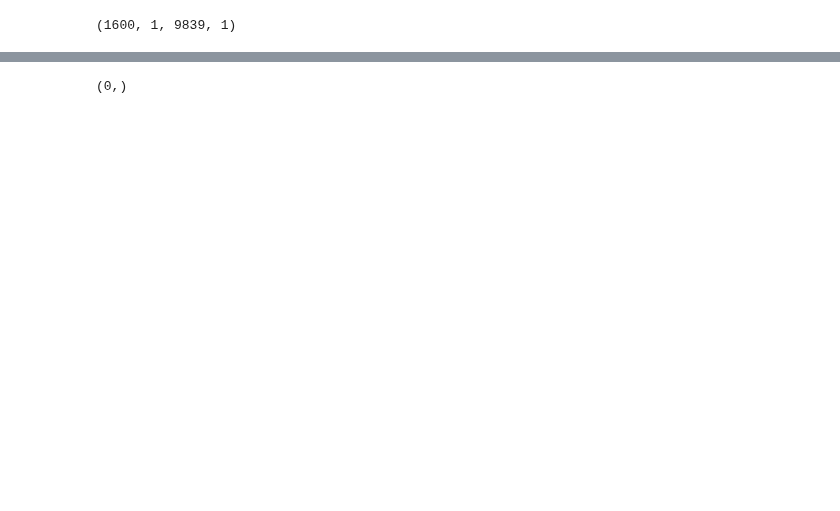
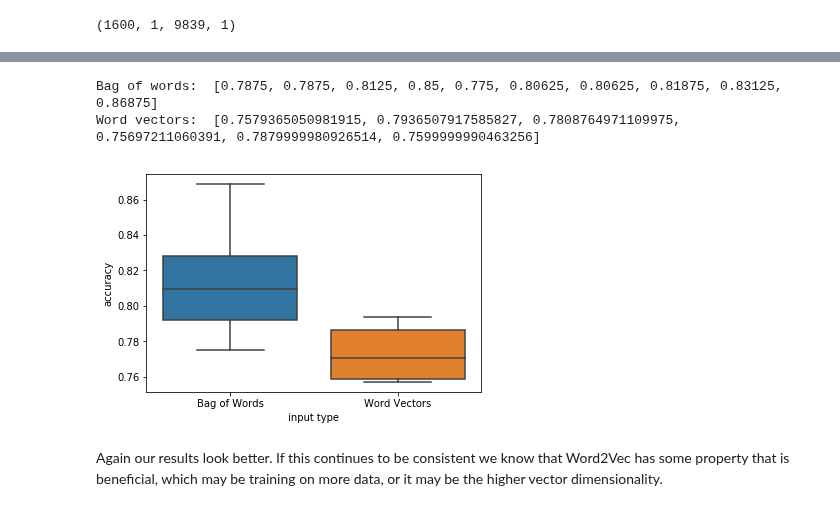
Before and after one commit to CPSSD/LUCAS, a Jupyter notebook: LUCAS/notebooks/neuralnet_comparison2.ipynb, the cells around one changed output, grey strips where cells are left out. Saved outputs shown, nothing was run; the diff lists cells and outputs as text; code cells hidden in the pictures; blank space fills up the shorter version.

Commit message:
Added results for convolutional comparison notebook 2

```diff
--- a/LUCAS/notebooks/neuralnet_comparison2.ipynb
+++ b/LUCAS/notebooks/neuralnet_comparison2.ipynb
@@ -193,13 +195,18 @@ Epoch 5/12
 # %%
-reviews_words = [text_to_word_sequence(x) for x in raw_features]
+reviews_words = []
+conv_wv_labels = []
+for i, raw_feature in enumerate(raw_features):
+    word_sequence = text_to_word_sequence(raw_feature)
+    if len(word_sequence) > 300:
+        continue
+    conv_wv_labels.append(labels[i])
+    reviews_words.append(word_sequence)
 max_review_len = max([len(x) for x in reviews_words])
 
-vectorized_reviews = np.zeros((len(reviews_words), max_review_len, 300, 1))
+vectorized_reviews = np.zeros((len(reviews_words), 1, max_review_len, 300))
 for i, review in enumerate(reviews_words):
     for j, word in enumerate(review):
-        vectorized_reviews[i][j] =
-        np.append(review_vectors, embedding_matrix[corpus_words[word]])
-    np.append(vectorized_reviews, np.array(review_vectors))
+        vectorized_reviews[i][0][j] = [x for x in embedding_matrix[corpus_words[word]]]
 # %%
 def get_conv_wv_model():
   model = Sequential([
@@ -207,7 +214,7 @@ def get_conv_wv_model():
           filters=50,
           kernel_size=(10, 300),
           data_format="channels_first",
-          input_shape=(1, 381, 300),
+          input_shape=(1, 300, 300),
           activation=relu),
       MaxPooling2D(strides=(1, 1), pool_size=(2, 1), data_format="channels_first"),
       Dropout(0.2),
@@ -220,5 +227,5 @@ def get_conv_wv_model():
       metrics=['accuracy'])
   return model
 
-conv_wv_scores = run_cross_validate(get_conv_wv_model, vectorized_reviews, labels, cv=6, categorical=True)
+conv_wv_scores = run_cross_validate(get_conv_wv_model, vectorized_reviews, conv_wv_labels, cv=6, categorical=True)
 # %% [output]
@@ -227,4 +249,16 @@ ValueError: Error when checking input: expected conv2d_13_input to have 4 dimens
-# %%
-vectorized_reviews.shape
-# %% [output]
-(0,)
+# %%
+print ("Bag of words: ", conv_bow_scores['accuracies'])
+print ("Word vectors: ", conv_wv_scores['accuracies'])
+
+conv_scores_entries =[('Bag of Words', x) for x in conv_bow_scores['accuracies']] + [('Word Vectors', x) for x in conv_wv_scores['accuracies']]
+conv_scores_data_frame = DataFrame(conv_scores_entries, columns=['input type', 'accuracy'])
+# %% [output]
+Bag of words:  [0.7875, 0.7875, 0.8125, 0.85, 0.775, 0.80625, 0.80625, 0.81875, 0.83125, 0.86875]
+Word vectors:  [0.7579365050981915, 0.7936507917585827, 0.7808764971109975, 0.75697211060391, 0.7879999980926514, 0.7599999990463256]
+# %%
+boxplot(x='input type', y='accuracy', data=conv_scores_data_frame)
+plt.show()
+# %% [output]
+[figure, added]
+# %% [markdown]
+Again our results look better. If this continues to be consistent we know that Word2Vec has some property that is beneficial, which may be training on more data, or it may be the higher vector dimensionality.
```
Also changed, not shown: parts of 4 cells of this notebook.
